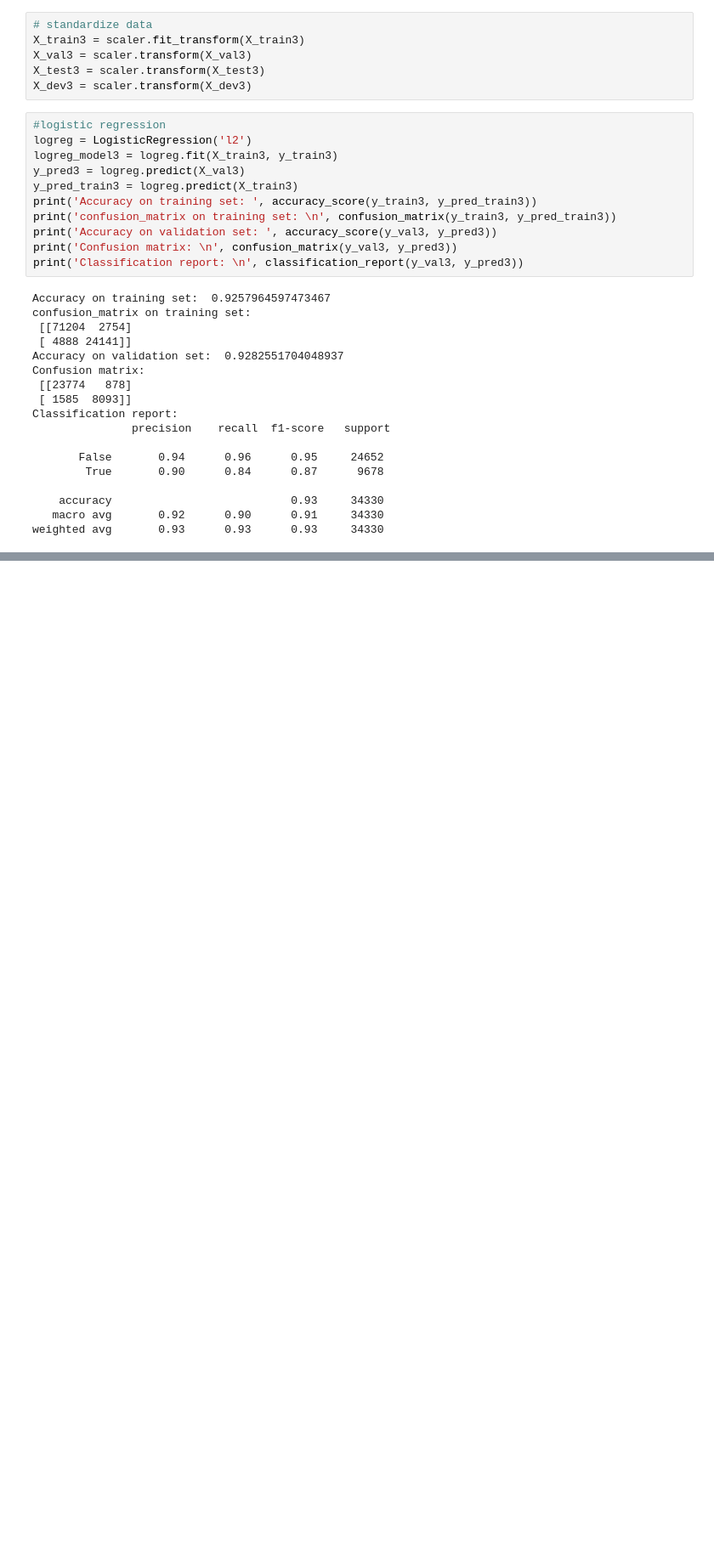
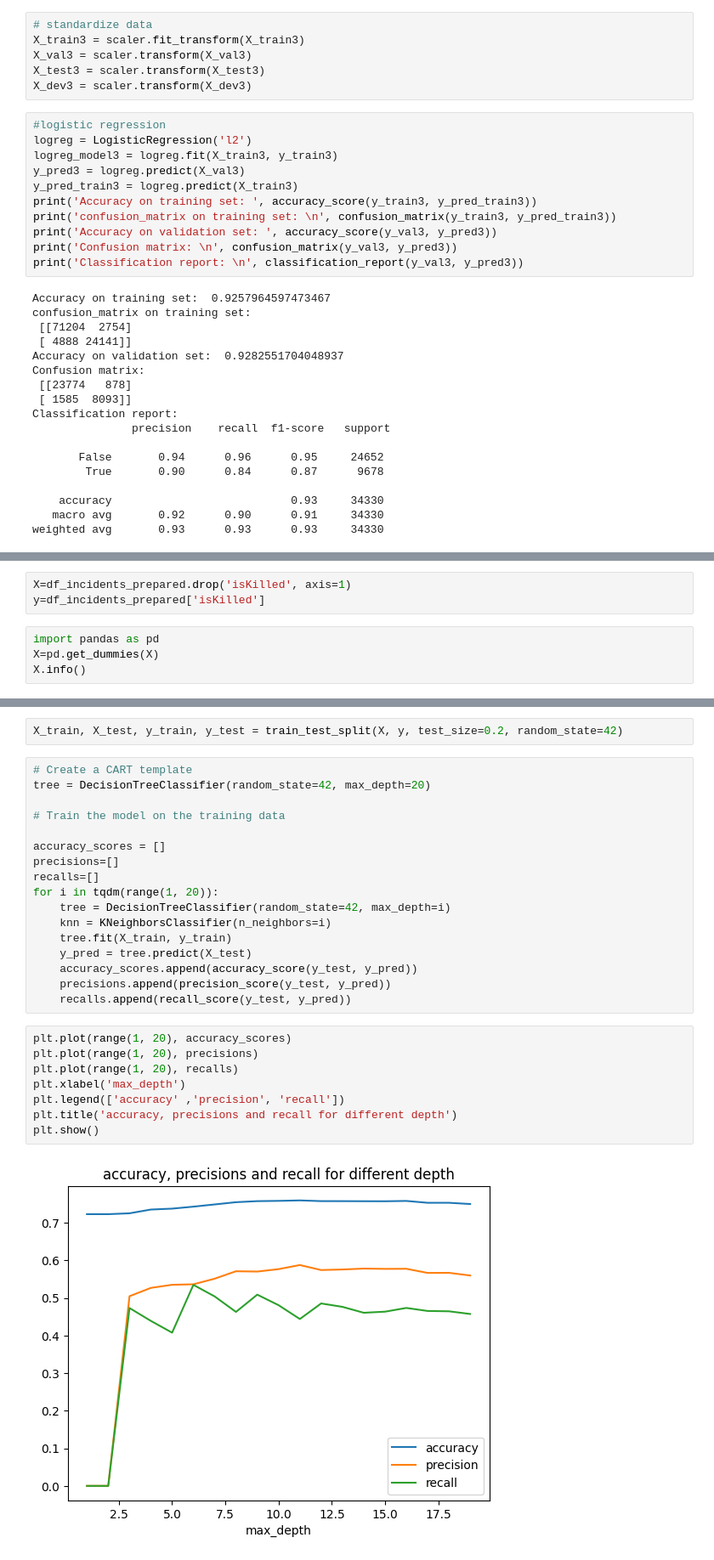
Before and after one commit to irenedovichi/DM-project, a Jupyter notebook: TASK 3/classification.ipynb, the cells around one changed output, grey strips where cells are left out. Shown at 85% size. Cells and saved outputs as stored; diff of their text form; blank space fills up the shorter version.

```diff
--- a/TASK 3/classification.ipynb
+++ b/TASK 3/classification.ipynb
@@ -467,0 +509,7 @@ for i in zip(df_incidents_prepared.columns, logreg_model3.coef_[0]):
+# %%
+X=df_incidents_prepared.drop('isKilled', axis=1)
+y=df_incidents_prepared['isKilled']
+# %%
+import pandas as pd
+X=pd.get_dummies(X)
+X.info()
@@ -467,0 +540,29 @@ for i in zip(df_incidents_prepared.columns, logreg_model3.coef_[0]):
+# %%
+X_train, X_test, y_train, y_test = train_test_split(X, y, test_size=0.2, random_state=42)
+# %%
+# Create a CART template
+tree = DecisionTreeClassifier(random_state=42, max_depth=20)
+
+# Train the model on the training data
+
+accuracy_scores = []
+precisions=[]
+recalls=[]
+for i in tqdm(range(1, 20)):
+    tree = DecisionTreeClassifier(random_state=42, max_depth=i)
+    knn = KNeighborsClassifier(n_neighbors=i)
+    tree.fit(X_train, y_train)
+    y_pred = tree.predict(X_test)
+    accuracy_scores.append(accuracy_score(y_test, y_pred))
+    precisions.append(precision_score(y_test, y_pred))
+    recalls.append(recall_score(y_test, y_pred))
+# %%
+plt.plot(range(1, 20), accuracy_scores)
+plt.plot(range(1, 20), precisions)
+plt.plot(range(1, 20), recalls)
+plt.xlabel('max_depth')
+plt.legend(['accuracy' ,'precision', 'recall'])
+plt.title('accuracy, precisions and recall for different depth')
+plt.show()
+# %% [output]
+[figure, added]
```
Also changed, not shown: parts of 22 cells of this notebook.
